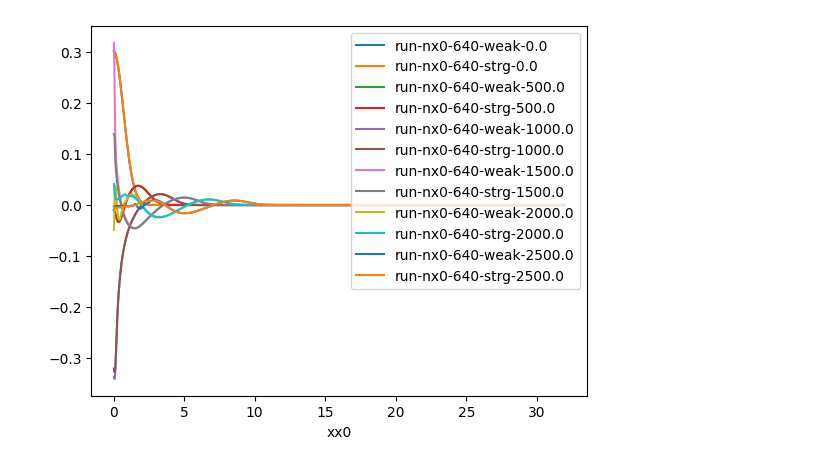
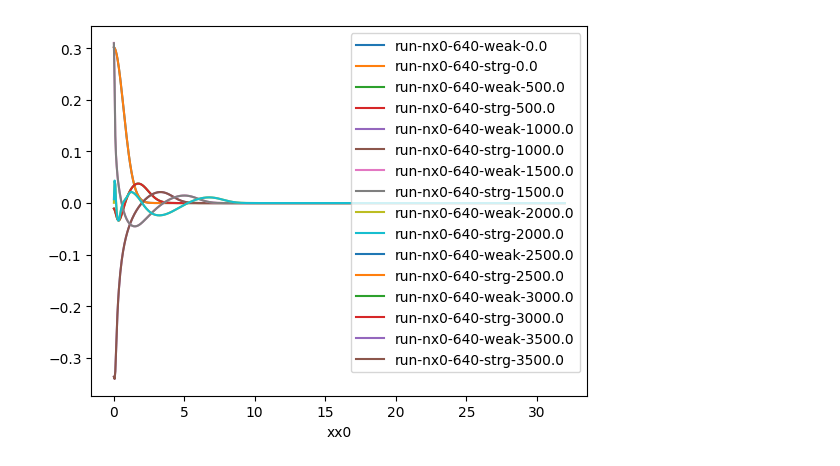
Before and after one commit to dpopchev/sfcollapse, a Jupyter notebook: nrpybooks/visualization_sfcollapse.ipynb, the cells around one changed output. Cells and saved outputs as stored; diff of their text form; code cells hidden in the pictures.

```diff
--- a/nrpybooks/visualization_sfcollapse.ipynb
+++ b/nrpybooks/visualization_sfcollapse.ipynb
@@ -15,17 +10,17 @@ END nx0-640-strg, time ellapsed = 219.10
 # %%
 import matplotlib.pyplot as plt
 aggregators = make_run_aggregators()
 fig = plt.figure()
 ax = fig.subplots()
 from itertools import product, cycle
-sequence = (float(e*100) for e in range(0,30,5))
+sequence = (float(e*100) for e in range(0,40,5))
 
 for seq, name in product(sequence, aggregators.keys()):
     aggregator = aggregators[name]
     aggregator.get_data(seq).plot('xx0', 'sf', ax=ax, label=f'run-{name}-{seq}')
 _ = ax.legend(loc='upper right')
 # %% [output]
-[figure, old version]
+[figure, new version]
 # %%
 fig = plt.figure()
 ax = fig.subplots()
```
Also changed, not shown: parts of 2 cells of this notebook, 1 other file.
